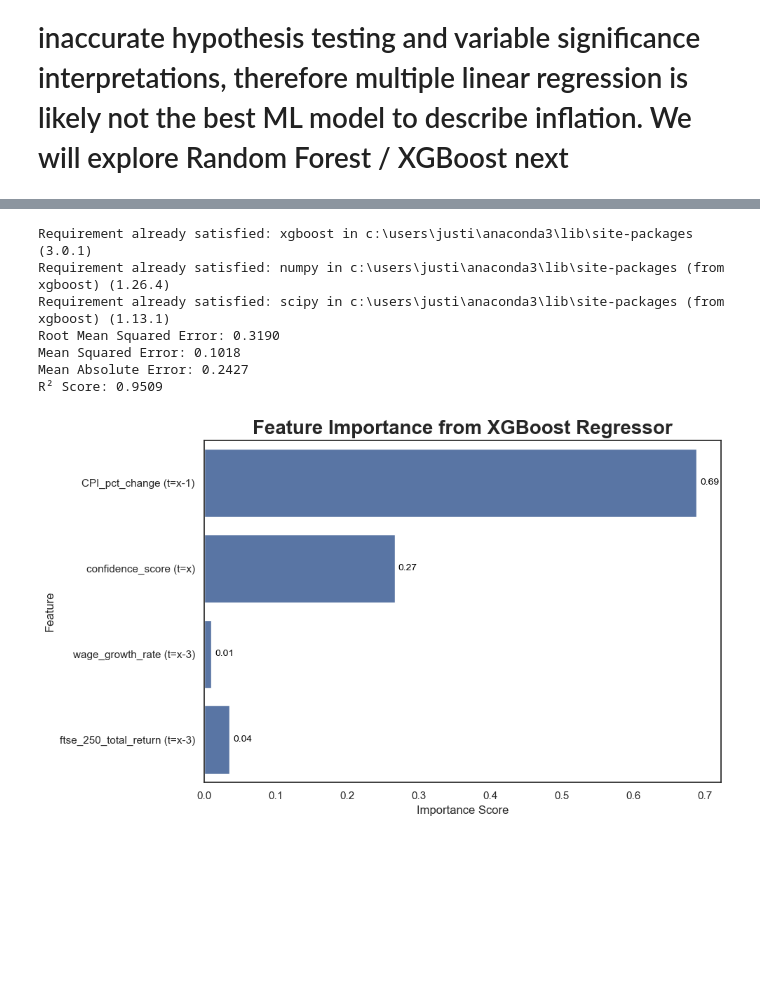
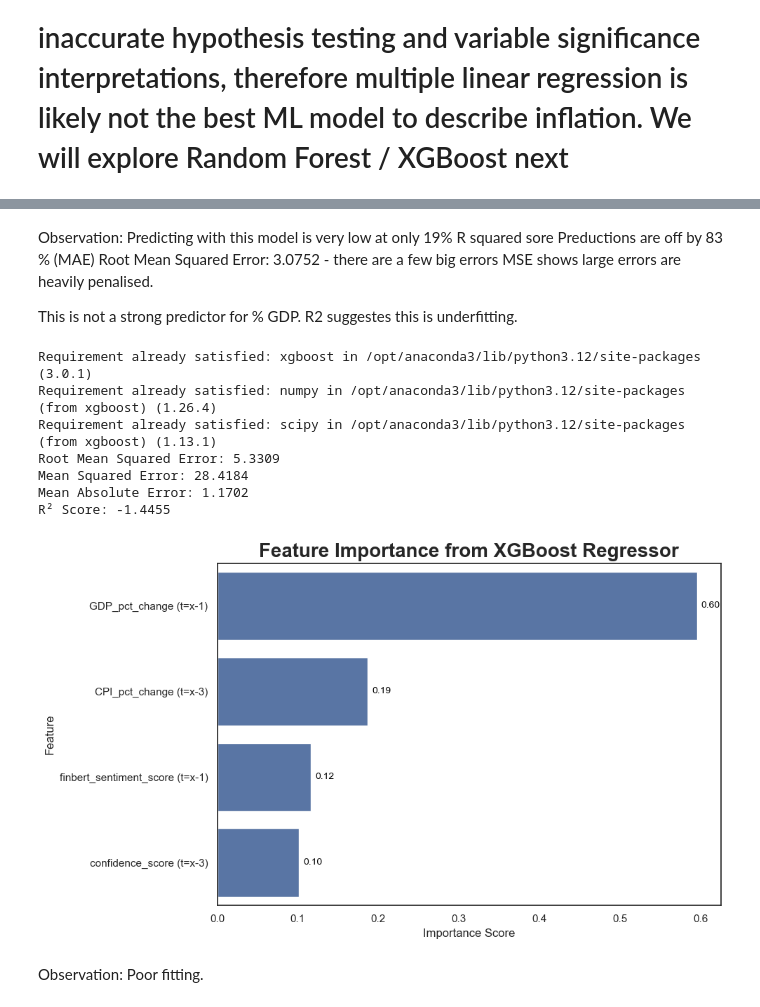
Before and after one commit to gamzebb/group-project, a Jupyter notebook: GDP analysis - sentiment, correlation, predictions (1998-22).ipynb, the cells around one changed output, grey strips where cells are left out. Saved outputs shown, nothing was run; the diff lists cells and outputs as text; code cells hidden in the pictures; blank space fills up the shorter version.

```diff
--- a/GDP analysis - sentiment, correlation, predictions (1998-22).ipynb
+++ b/GDP analysis - sentiment, correlation, predictions (1998-22).ipynb
@@ -343,9 +356,9 @@ Index(['Date', 'ftse_250_total_return', 'BoE_base_rate', 'CPI_pct_change',
 # %%
 # Define the new order of the columns
 new_column_order = [
-    'Date', 'GDP_pct_change', 'CPI_pct_change', 'finbert_sentiment_score', 'confidence_score',
+    'Date', 'GDP_pct_change', 'BoE_base_rate', 'CPI_pct_change', 'finbert_sentiment_score', 'confidence_score',
     'unemployment_rate', 'wage_growth_rate',
-    'ftse_250_total_return', 'BoE_base_rate', '0-2yr_gilts_TReturns'
+    'ftse_250_total_return',  '0-2yr_gilts_TReturns'
 ]
 
 # Reindex the DataFrame with the new column order
@@ -1137,25 +1188,16 @@ import pandas as pd  # Import pandas
 # -------------------
 # Use only non-null rows
 regression_df = regression_df.dropna(
-    subset=[
-        'CPI_pct_change (t=x)',
-        'CPI_pct_change (t=x-1)',
-        'confidence_score (t=x)',
-        'wage_growth_rate (t=x-3)',
-        'ftse_250_total_return (t=x-3)',
-    ]
+    subset= ['GDP_pct_change t=x)', 'GDP_pct_change (t=x-1)', 'CPI_pct_change (t=x-3)',
+     'finbert_sentiment_score (t=x-1)', 'confidence_score (t=x-3)']
 )
 
 # Define features and target
 X = regression_df[
-    [
-        'CPI_pct_change (t=x-1)',
-        'confidence_score (t=x)',
-        'wage_growth_rate (t=x-3)',
-        'ftse_250_total_return (t=x-3)',
-    ]
+   ['GDP_pct_change (t=x-1)', 'CPI_pct_change (t=x-3)',
+     'finbert_sentiment_score (t=x-1)', 'confidence_score (t=x-3)']
 ]
-y = regression_df['CPI_pct_change (t=x)']
+y = regression_df['GDP_pct_change t=x)']
 
 # 2. Train-test split
 # -------------------
@@ -1217,3 +1259,11 @@ R² Score: 0.9423
+# %% [markdown]
+Observation:
+Predicting with this model is very low at only 19% R squared sore
+Preductions are off by 83 % (MAE)
+Root Mean Squared Error: 3.0752 - there are a few big errors
+MSE shows large errors are heavily penalised.
+
+This is not a strong predictor for % GDP. R2 suggestes this is underfitting.
 # %%
 !pip install xgboost
 from xgboost import XGBRegressor
@@ -1225,18 +1275,17 @@ import seaborn as sns
 # 1. Prepare the data
 # -------------------
 # Drop missing values
-regression_df = regression_df.dropna(subset=[
-    'CPI_pct_change (t=x)', 'CPI_pct_change (t=x-1)',
-    'confidence_score (t=x)', 'wage_growth_rate (t=x-3)',
-    'ftse_250_total_return (t=x-3)'
-])
+regression_df = regression_df.dropna(subset=
+     ['GDP_pct_change t=x)', 'GDP_pct_change (t=x-1)', 'CPI_pct_change (t=x-3)',
+     'finbert_sentiment_score (t=x-1)', 'confidence_score (t=x-3)']
+)
 
-# Features and target
-X = regression_df[['CPI_pct_change (t=x-1)',
-                   'confidence_score (t=x)',
-                   'wage_growth_rate (t=x-3)',
-                   'ftse_250_total_return (t=x-3)']]
-y = regression_df['CPI_pct_change (t=x)']
+# Define features and target
+X = regression_df[
+   ['GDP_pct_change (t=x-1)', 'CPI_pct_change (t=x-3)',
+     'finbert_sentiment_score (t=x-1)', 'confidence_score (t=x-3)']
+]
+y = regression_df['GDP_pct_change t=x)']
 
 # 2. Train-test split
 # -------------------
@@ -1261,41 +1310,44 @@ xgb_model.fit(X_train, y_train)
 # -----------------------
 y_pred = xgb_model.predict(X_test)
 
 rmse = np.sqrt(mean_squared_error(y_test, y_pred))
 mse = mean_squared_error(y_test, y_pred)
 mae = mean_absolute_error(y_test, y_pred)
 r2 = r2_score(y_test, y_pred)
 
 print(f"Root Mean Squared Error: {rmse:.4f}")
 print(f"Mean Squared Error: {mse:.4f}")
 print(f"Mean Absolute Error: {mae:.4f}")
 print(f"R² Score: {r2:.4f}")
 # 5. Plot feature importance
 # --------------------------
 feature_importance = pd.Series(xgb_model.feature_importances_, index=X.columns)
 
 plt.figure(figsize=(10, 6))
 ax = sns.barplot(x=feature_importance, y=feature_importance.index)
 
 plt.title("Feature Importance from XGBoost Regressor", fontsize=20, fontweight='bold')
 plt.xlabel("Importance Score")
 plt.ylabel("Feature")
 
 # Add value labels to the right of each bar
 for i, (value, name) in enumerate(zip(feature_importance, feature_importance.index)):
     ax.text(value + 0.005, i, f"{value:.2f}", color='black', va='center', fontsize=10)
 
 plt.tight_layout()
 plt.show()
 # %% [output]
-Requirement already satisfied: xgboost in c:\users\justi\anaconda3\lib\site-packages (3.0.1)
-Requirement already satisfied: numpy in c:\users\justi\anaconda3\lib\site-packages (from xgboost) (1.26.4)
-Requirement already satisfied: scipy in c:\users\justi\anaconda3\lib\site-packages (from xgboost) (1.13.1)
-Root Mean Squared Error: 0.3190
-Mean Squared Error: 0.1018
-Mean Absolute Error: 0.2427
-R² Score: 0.9509
+Requirement already satisfied: xgboost in /opt/anaconda3/lib/python3.12/site-packages (3.0.1)
+Requirement already satisfied: numpy in /opt/anaconda3/lib/python3.12/site-packages (from xgboost) (1.26.4)
+Requirement already satisfied: scipy in /opt/anaconda3/lib/python3.12/site-packages (from xgboost) (1.13.1)
+Root Mean Squared Error: 5.3309
+Mean Squared Error: 28.4184
+Mean Absolute Error: 1.1702
+R² Score: -1.4455
-[figure, old version]
+[figure, new version]
+# %% [markdown]
+Observation:
+Poor fitting.
 # %%
 # --- Random Forest Predictions ---
 rf_preds = rf_model.predict(X_test)
```
Also changed, not shown: parts of 47 cells of this notebook.
